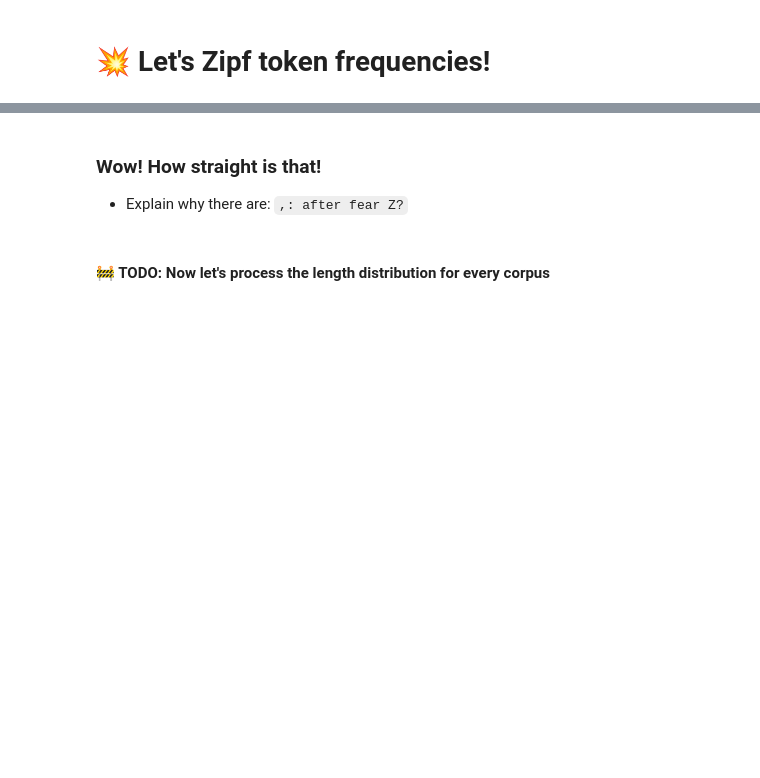
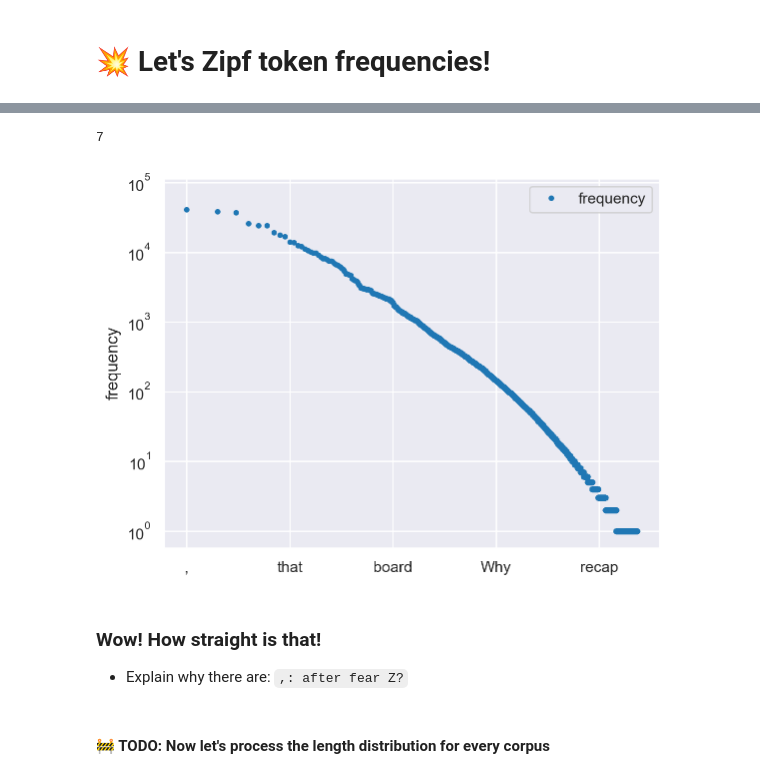
Before and after one commit to Michel-debug/NLP_TD1, a Jupyter notebook: HoNLP-week1.ipynb, the cells around one changed output, grey strips where cells are left out. Cells and saved outputs as stored; diff of their text form; code cells hidden in the pictures; blank space fills up the shorter version.

```diff
--- a/HoNLP-week1.ipynb
+++ b/HoNLP-week1.ipynb
@@ -593,7 +708,14 @@ plt.show()
 # %%
-# len_freq_df.woodworking.sort_values(ascending=False).plot(loglog=True, style=".")
-# plt.ylabel("frequency")
-# plt.show()
+#len_freq_df.woodworking.sort_values(ascending=False).plot(loglog=True, style=".")
+wood_len_freqs = len_freq_df.loc['woodworking','freq_count']
+
+sorted_freq_count = sorted(wood_len_freqs.items(), key=lambda item: item[1], reverse=True)
+pd.DataFrame.from_dict(dict(sorted_freq_count),orient='index',columns=['frequency']).plot(loglog=True, style=".")
+plt.ylabel("frequency")
+plt.show()
+# %% [output]
+7
+[figure, added]
 # %% [markdown]
 ### Wow! How straight is that!
 
```
Also changed, not shown: parts of 30 cells of this notebook.
